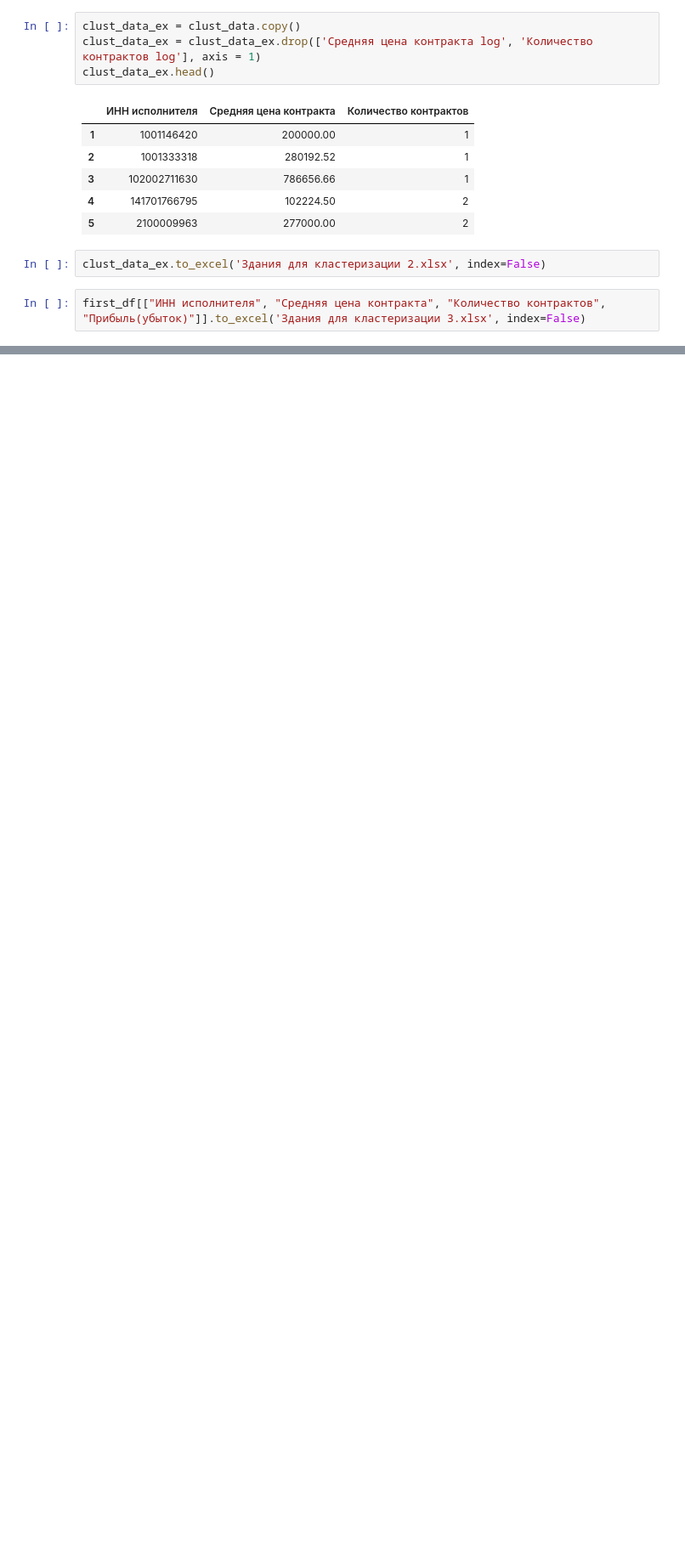
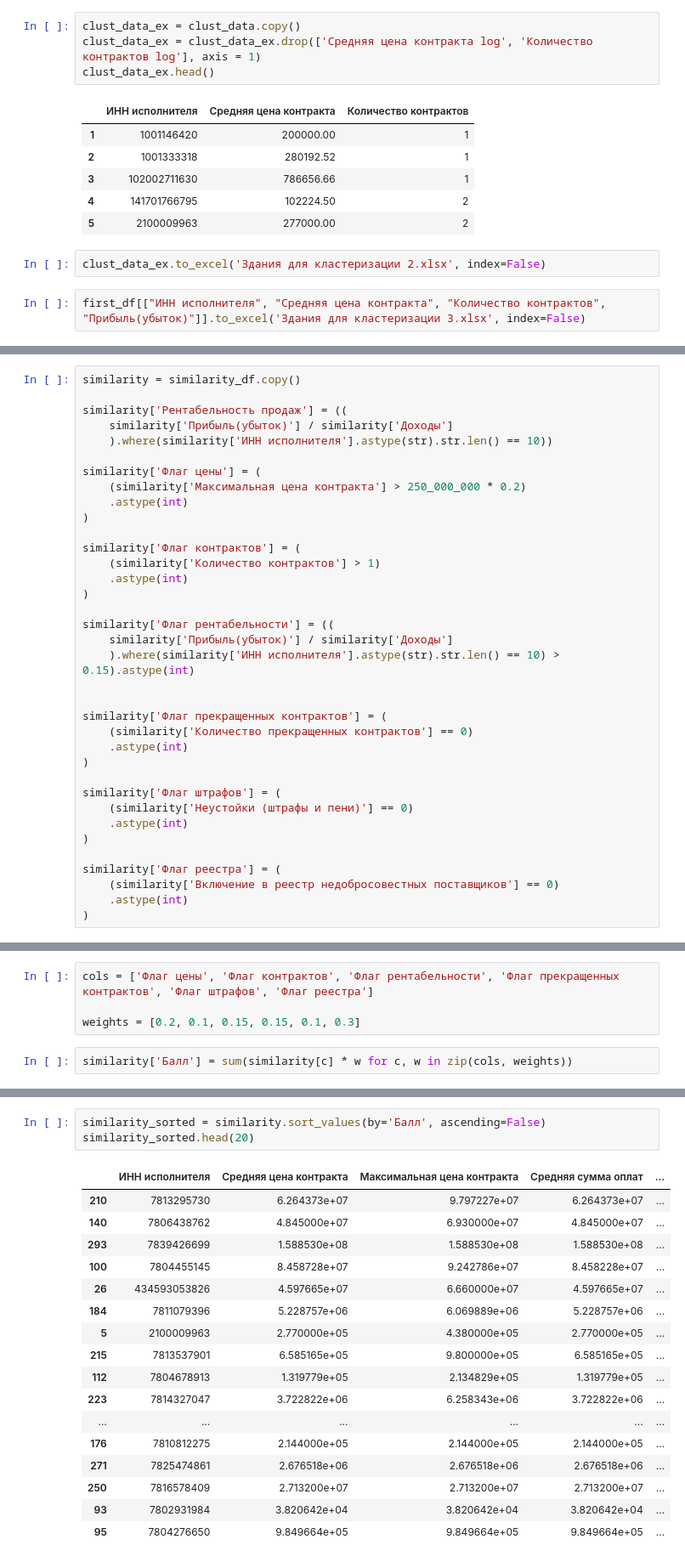
Before and after one commit to Kustarevvv/Contracts, a Jupyter notebook: src/notebooks/Untitled.ipynb, the cells around one changed output, grey strips where cells are left out. Shown: that part at 85% size. Cells and saved outputs as stored; diff of their text form; blank space fills up the shorter version.

```diff
--- a/src/notebooks/Untitled.ipynb
+++ b/src/notebooks/Untitled.ipynb
@@ -380,0 +374,36 @@ memory usage: 132.9+ KB
+# %%
+similarity = similarity_df.copy()
+
+similarity['Рентабельность продаж'] = ((
+    similarity['Прибыль(убыток)'] / similarity['Доходы']
+    ).where(similarity['ИНН исполнителя'].astype(str).str.len() == 10))
+
+similarity['Флаг цены'] = (
+    (similarity['Максимальная цена контракта'] > 250_000_000 * 0.2)
+    .astype(int)
+)
+
+similarity['Флаг контрактов'] = (
+    (similarity['Количество контрактов'] > 1)
+    .astype(int)
+)
+
+similarity['Флаг рентабельности'] = ((
+    similarity['Прибыль(убыток)'] / similarity['Доходы']
+    ).where(similarity['ИНН исполнителя'].astype(str).str.len() == 10) > 0.15).astype(int)
+
+
+similarity['Флаг прекращенных контрактов'] = (
+    (similarity['Количество прекращенных контрактов'] == 0)
+    .astype(int)
+)
+
+similarity['Флаг штрафов'] = (
+    (similarity['Неустойки (штрафы и пени)'] == 0)
+    .astype(int)
+)
+
+similarity['Флаг реестра'] = (
+    (similarity['Включение в реестр недобросовестных поставщиков'] == 0)
+    .astype(int)
+)
@@ -380,0 +419,6 @@ memory usage: 132.9+ KB
+# %%
+cols = ['Флаг цены', 'Флаг контрактов', 'Флаг рентабельности', 'Флаг прекращенных контрактов', 'Флаг штрафов', 'Флаг реестра']
+
+weights = [0.2, 0.1, 0.15, 0.15, 0.1, 0.3]
+# %%
+similarity['Балл'] = sum(similarity[c] * w for c, w in zip(cols, weights))
@@ -380,0 +441,21 @@ memory usage: 132.9+ KB
+# %%
+similarity_sorted = similarity.sort_values(by='Балл', ascending=False)
+similarity_sorted.head(20)
+# %% [output]
+|  | ИНН исполнителя | Средняя цена контракта | Максимальная цена контракта | Средняя сумма оплат | ... |
+| 210 | 7813295730 | 6.264373e+07 | 9.797227e+07 | 6.264373e+07 | ... |
+| 140 | 7806438762 | 4.845000e+07 | 6.930000e+07 | 4.845000e+07 | ... |
+| 293 | 7839426699 | 1.588530e+08 | 1.588530e+08 | 1.588530e+08 | ... |
+| 100 | 7804455145 | 8.458728e+07 | 9.242786e+07 | 8.458228e+07 | ... |
+| 26 | 434593053826 | 4.597665e+07 | 6.660000e+07 | 4.597665e+07 | ... |
+| 184 | 7811079396 | 5.228757e+06 | 6.069889e+06 | 5.228757e+06 | ... |
+| 5 | 2100009963 | 2.770000e+05 | 4.380000e+05 | 2.770000e+05 | ... |
+| 215 | 7813537901 | 6.585165e+05 | 9.800000e+05 | 6.585165e+05 | ... |
+| 112 | 7804678913 | 1.319779e+05 | 2.134829e+05 | 1.319779e+05 | ... |
+| 223 | 7814327047 | 3.722822e+06 | 6.258343e+06 | 3.722822e+06 | ... |
+| ... | ... | ... | ... | ... | ... |
+| 176 | 7810812275 | 2.144000e+05 | 2.144000e+05 | 2.144000e+05 | ... |
+| 271 | 7825474861 | 2.676518e+06 | 2.676518e+06 | 2.676518e+06 | ... |
+| 250 | 7816578409 | 2.713200e+07 | 2.713200e+07 | 2.713200e+07 | ... |
+| 93 | 7802931984 | 3.820642e+04 | 3.820642e+04 | 3.820642e+04 | ... |
+| 95 | 7804276650 | 9.849664e+05 | 9.849664e+05 | 9.849664e+05 | ... |
```
Also changed, not shown: parts of 13 cells of this notebook, 1 other file.
